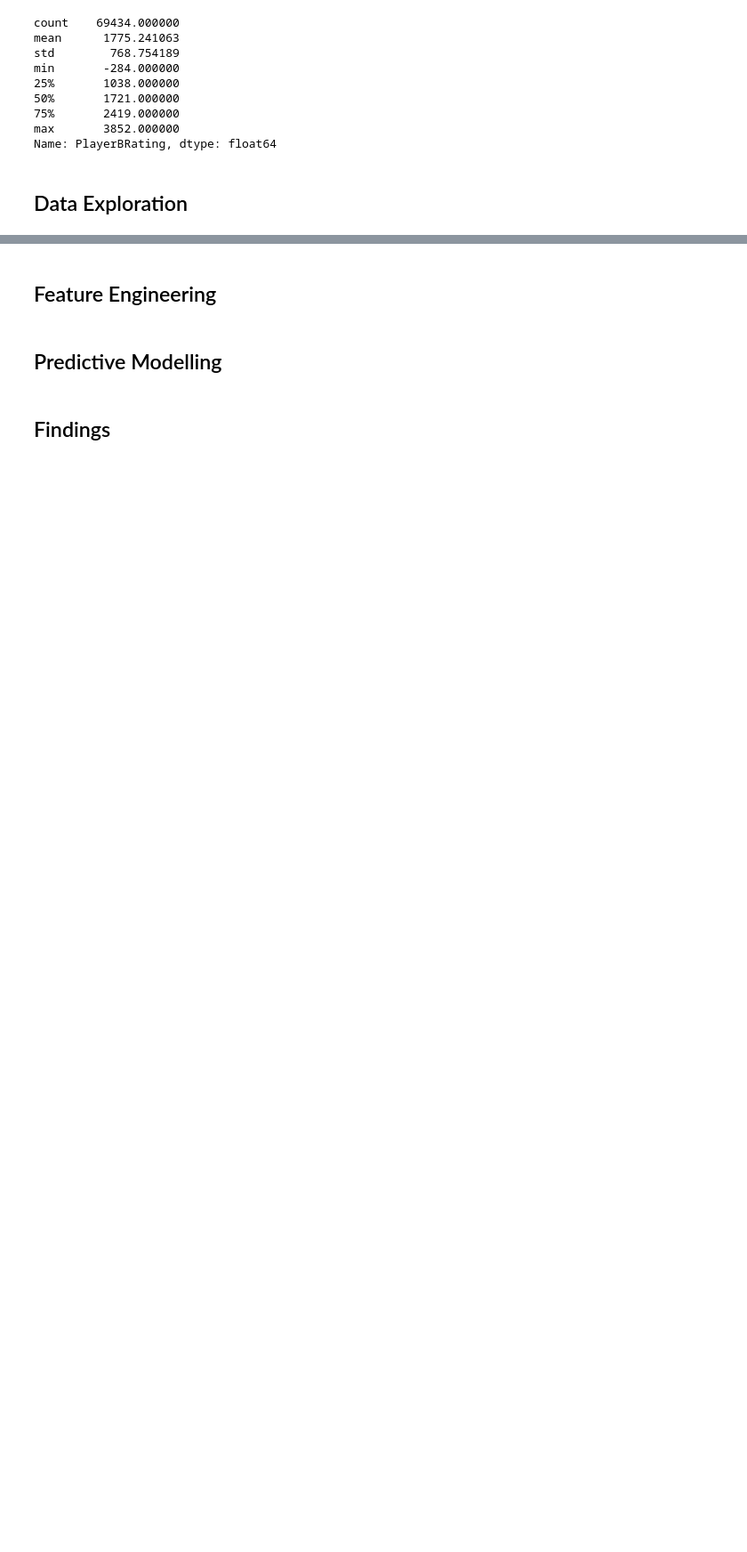
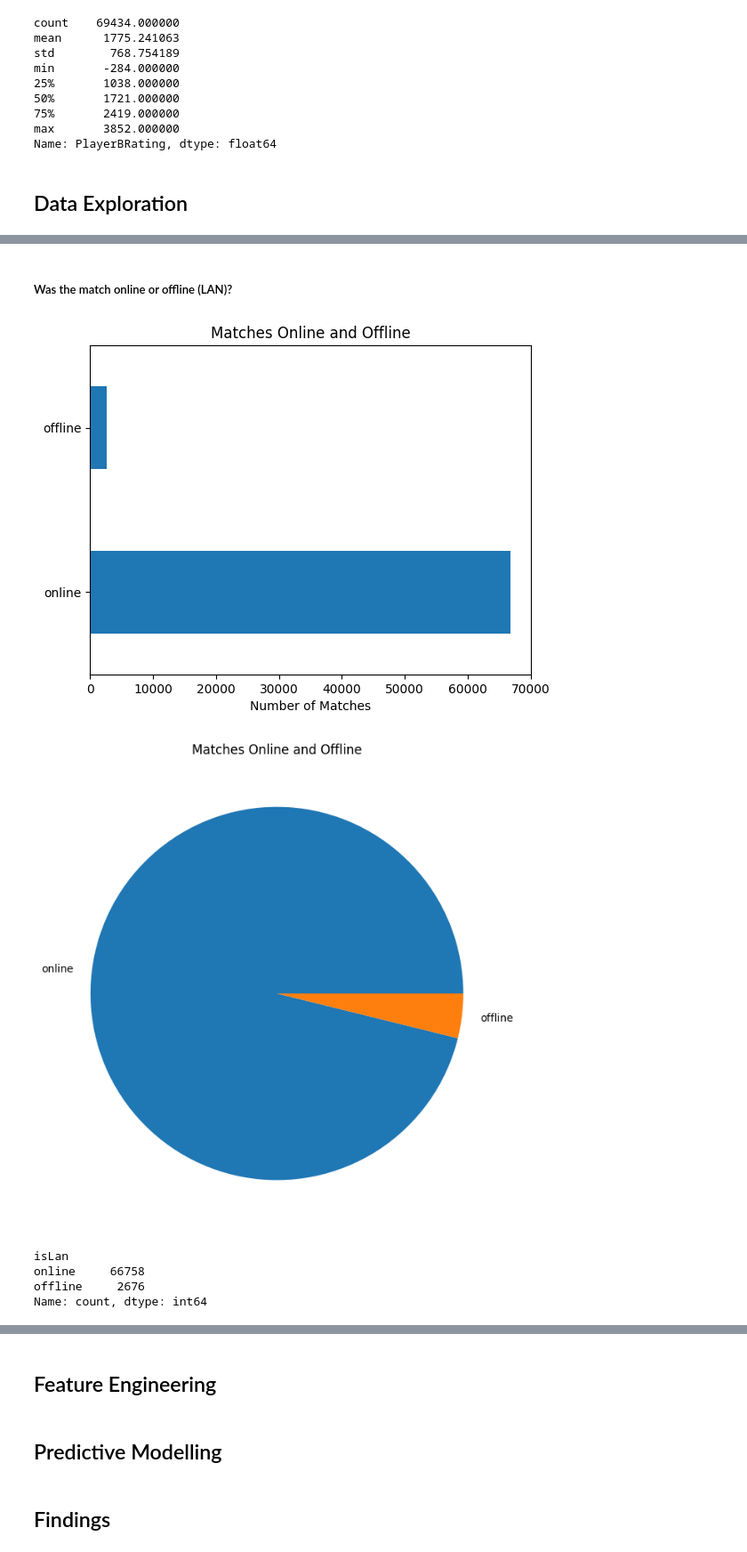
Before and after one commit to MeabhG97/Datascience_StarCraft, a Jupyter notebook: MeabhGibneyDAProject.ipynb, the cells around one changed output, grey strips where cells are left out. Shown: that part at 89% size. Saved outputs shown, nothing was run; the diff lists cells and outputs as text; code cells hidden in the pictures; blank space fills up the shorter version.

```diff
--- a/MeabhGibneyDAProject.ipynb
+++ b/MeabhGibneyDAProject.ipynb
@@ -199,0 +294,26 @@ Name: PlayerBRating, dtype: float64
+# %% [markdown]
+##### Was the match online or offline (LAN)?
+# %%
+isLan = data["isLan"].value_counts()
+
+isLan.plot.barh()
+plt.title("Matches Online and Offline")
+plt.xlabel("Number of Matches")
+plt.ylabel("")
+plt.show()
+
+figure(num= None, figsize=(8, 8), dpi= 100, facecolor= "w", edgecolor= "k")
+isLan = data["isLan"].value_counts(normalize= True)
+isLan.plot.pie()
+plt.title("Matches Online and Offline")
+plt.ylabel("")
+plt.show()
+
+print(data["isLan"].value_counts())
+# %% [output]
+[figure, added]
+[figure, added]
+isLan
+online     66758
+offline     2676
+Name: count, dtype: int64
```
Also changed, not shown: parts of 20 cells of this notebook.
